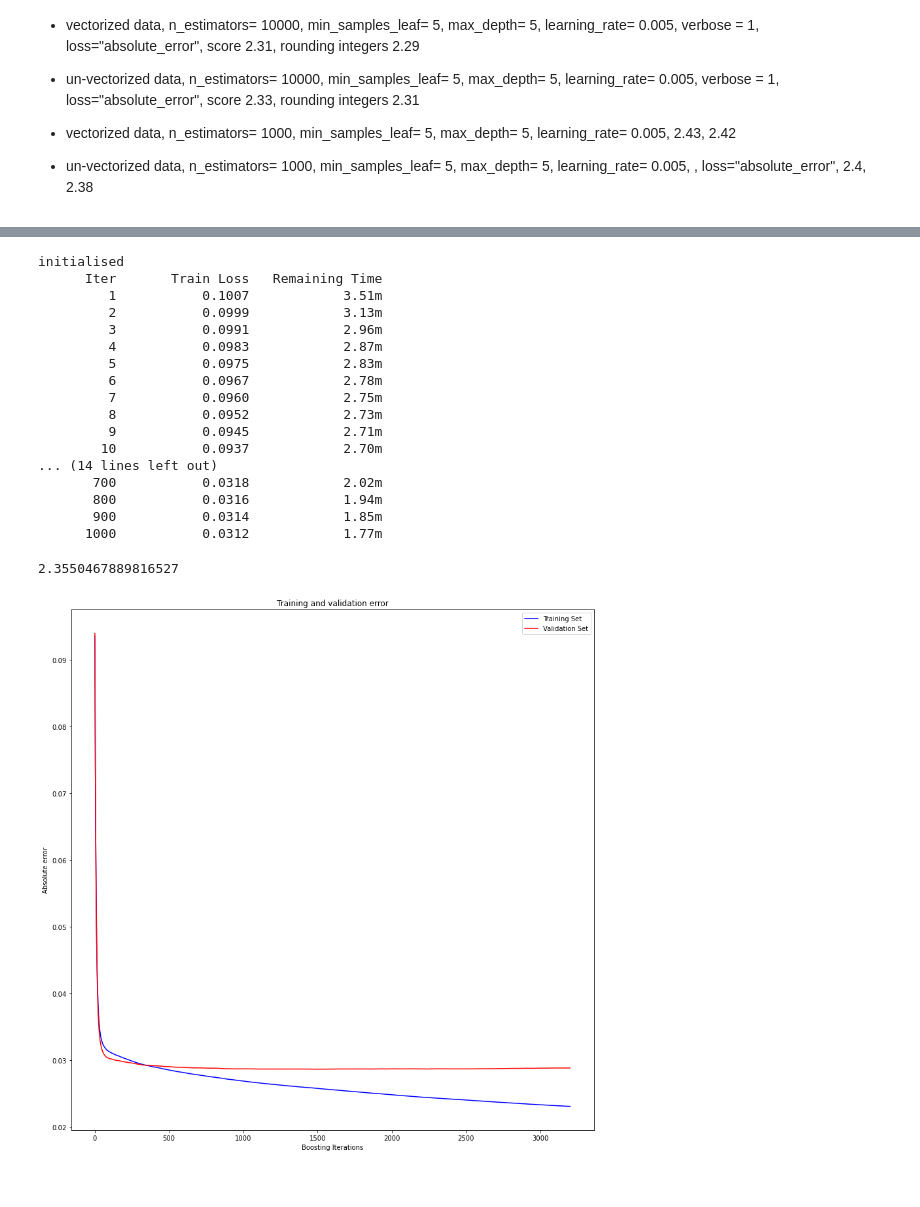
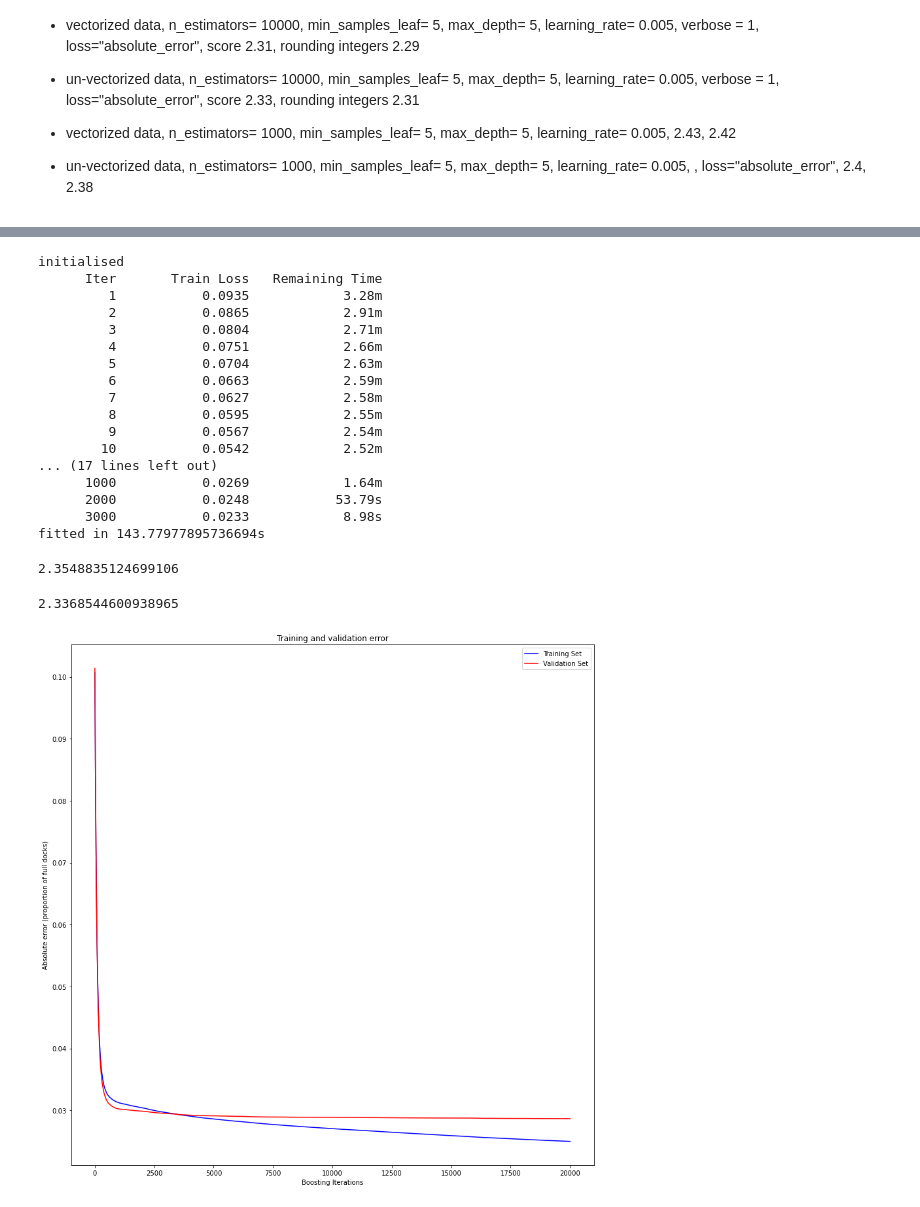
Before and after one commit to phillipSloan/MoreBikes, a Jupyter notebook: all_data.ipynb, the cells around one changed output, grey strips where cells are left out. Drawn from its saved outputs; the diff is of its cells as text; code cells hidden in the pictures.

```diff
--- a/all_data.ipynb
+++ b/all_data.ipynb
@@ -444,73 +449,76 @@ start = time()
 print("initialised")
 
 best_params = {'learning_rate': 0.07104534783730496, 'max_depth': 3, 'min_samples_split': 22, 'n_estimators': 3200}
-experimental_params = {'learning_rate': 0.007104534783730496, 'max_depth': 3, 'min_samples_split': 22, 'n_estimators': 3200}
+experimental_params = {'learning_rate': 0.07, 'max_depth': 3, 'min_samples_split': 5, 'n_estimators': 1600}
 # #forest_boost = AdaBoostRegressor(n_estimators=400, random_state=0, learning_rate = 0.5)
 # forest_random = RandomForestRegressor(n_estimators= 600, max_depth= 9)
 # forest_random.fit(train.iloc[:,:-1].to_numpy(), train["bikes"].to_numpy())
 
-forest_boost = GradientBoostingRegressor(**experimental_params, verbose = 1)#
+forest_boost = GradientBoostingRegressor(**best_params, verbose = 1)#
 forest_boost.fit(train.iloc[:,:-1].to_numpy(), train["bikes"].to_numpy())
 
 print(f'fitted in {time() - start}s')
 # %% [output]
 initialised
       Iter       Train Loss   Remaining Time
-         1           0.1007            3.51m
-         2           0.0999            3.13m
-         3           0.0991            2.96m
-         4           0.0983            2.87m
-         5           0.0975            2.83m
-         6           0.0967            2.78m
-         7           0.0960            2.75m
-         8           0.0952            2.73m
-         9           0.0945            2.71m
-        10           0.0937            2.70m
-... (14 lines left out)
-       700           0.0318            2.02m
-       800           0.0316            1.94m
-       900           0.0314            1.85m
-      1000           0.0312            1.77m
+         1           0.0935            3.28m
+         2           0.0865            2.91m
+         3           0.0804            2.71m
+         4           0.0751            2.66m
+         5           0.0704            2.63m
+         6           0.0663            2.59m
+         7           0.0627            2.58m
+         8           0.0595            2.55m
+         9           0.0567            2.54m
+        10           0.0542            2.52m
+... (17 lines left out)
+      1000           0.0269            1.64m
+      2000           0.0248           53.79s
+      3000           0.0233            8.98s
+fitted in 143.77977895736694s
 # %%
 y_pred = forest_boost.predict(val.iloc[:,:-1])
 print(score_abs_error(forest_boost, val, val_docks))
+y_pred = forest_boost.predict(val.iloc[:,:-1])
+print(score_abs_error(forest_boost, val, val_docks, round_=True))
 # %% [output]
-2.3550467889816527
+2.3548835124699106
+2.3368544600938965
 # %%
 
-n_est = 3200
+n_est = 20000
 
 import matplotlib.pyplot as plt
 test_score = np.zeros((n_est,), dtype=np.float64)
 
 y_test = val["bikes"]
 #y_pred = reasonable_predictions(forest_boost, val.iloc[:, :-1])
 
 for i, y_pred in enumerate(forest_boost.staged_predict(val.iloc[:,:-1])):
     test_score[i] = forest_boost.loss_(y_test, y_pred)
 
 
 fig = plt.figure(figsize=(12
                           , 12))
 plt.subplot(1, 1, 1)
 plt.title("Training and validation error")
 plt.plot(
     np.arange(n_est) + 1,
     forest_boost.train_score_,
     "b-",
     label="Training Set",
 )
 plt.plot(
     np.arange(n_est) + 1, test_score, "r-", label="Validation Set"
 )
 plt.legend(loc="upper right")
 plt.xlabel("Boosting Iterations")
-plt.ylabel("Absolute error")
+plt.ylabel("Absolute error (proportion of full docks)")
 #plt.yscale('log')
 fig.tight_layout()
 plt.show()
 # %% [output]
-[figure, old version]
+[figure, new version]
 # %%
 plt.figure(figsize=(8,8))
 plt.hist(y_test*val_docks - forest_boost.predict(val.iloc[:,:-1])*val_docks, bins = 30)
```
Also changed, not shown: parts of 3 cells of this notebook, 4 other files.
